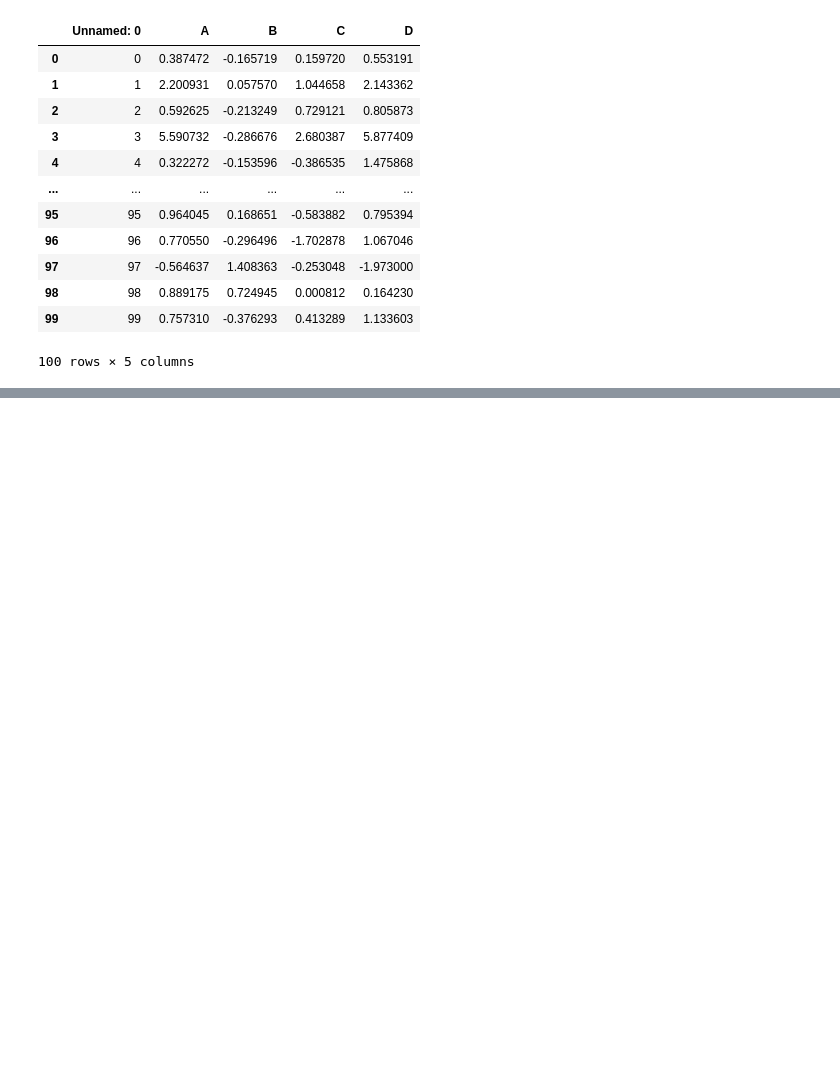
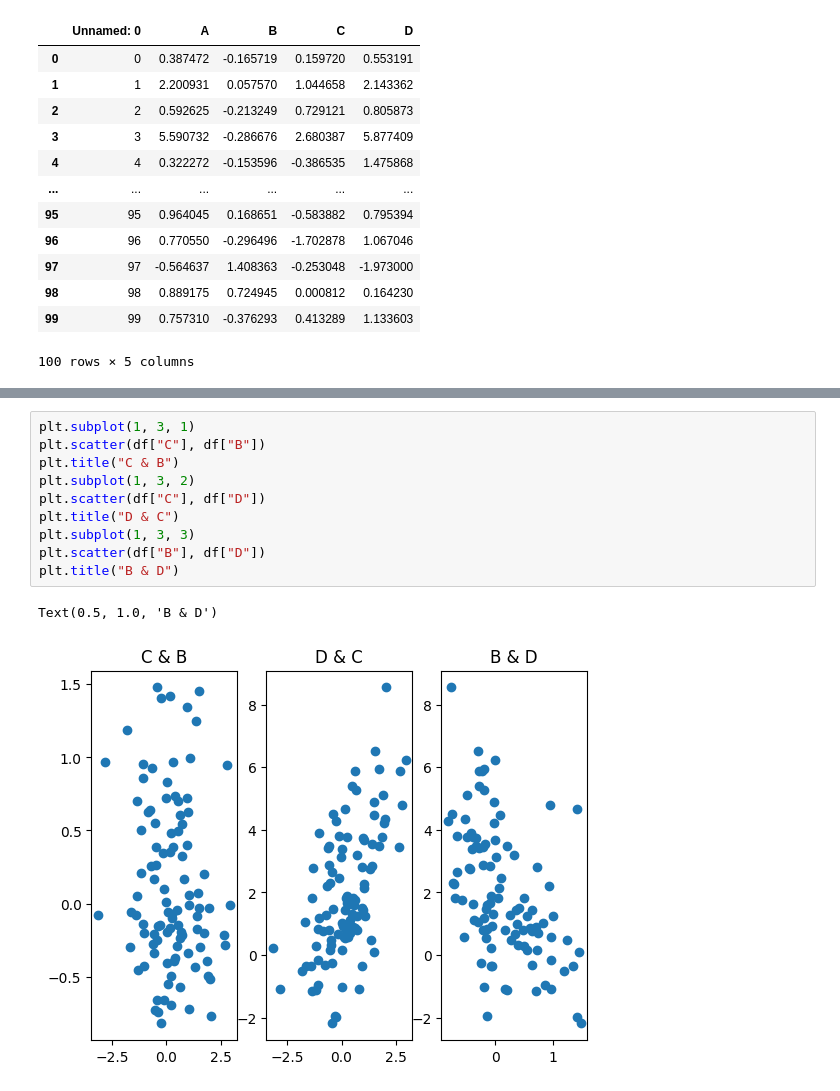
Before and after one commit to kridk999/C9PROJECT3, a Jupyter notebook: proj3_plots.ipynb, the cells around one changed output, grey strips where cells are left out. Drawn from its saved outputs; the diff is of its cells as text; blank space fills up the shorter version.

```diff
--- a/proj3_plots.ipynb
+++ b/proj3_plots.ipynb
@@ -29,0 +37,13 @@ plt.scatter(df["A"], df["B"])
+# %%
+plt.subplot(1, 3, 1)
+plt.scatter(df["C"], df["B"])
+plt.title("C & B")
+plt.subplot(1, 3, 2)
+plt.scatter(df["C"], df["D"])
+plt.title("D & C")
+plt.subplot(1, 3, 3)
+plt.scatter(df["B"], df["D"])
+plt.title("B & D")
+# %% [output]
+Text(0.5, 1.0, 'B & D')
+[figure, added]
```
Also changed, not shown: parts of 2 cells of this notebook.
